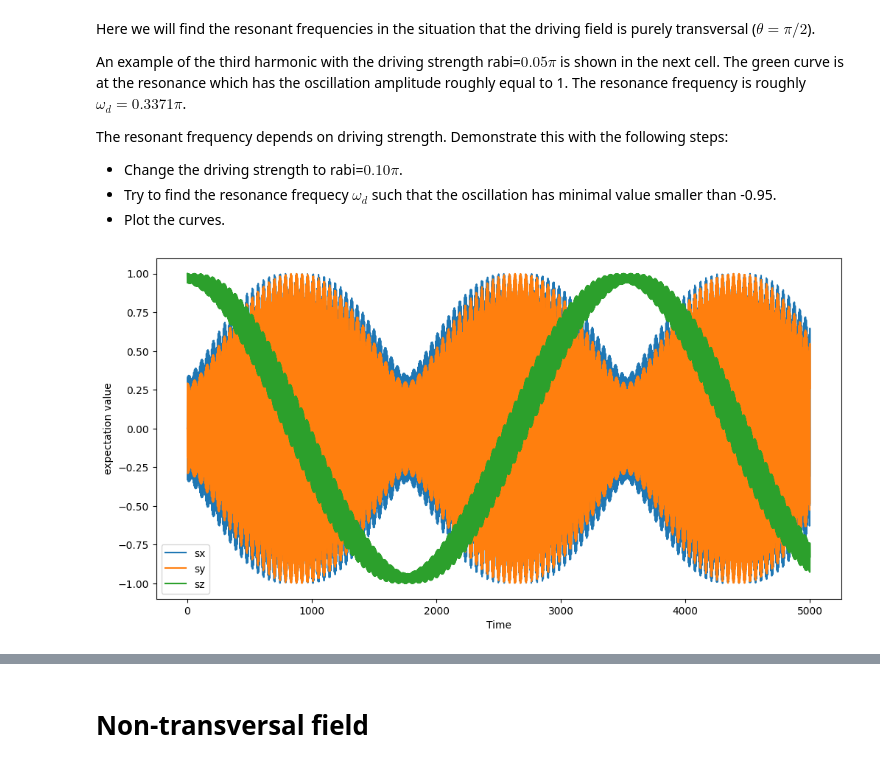
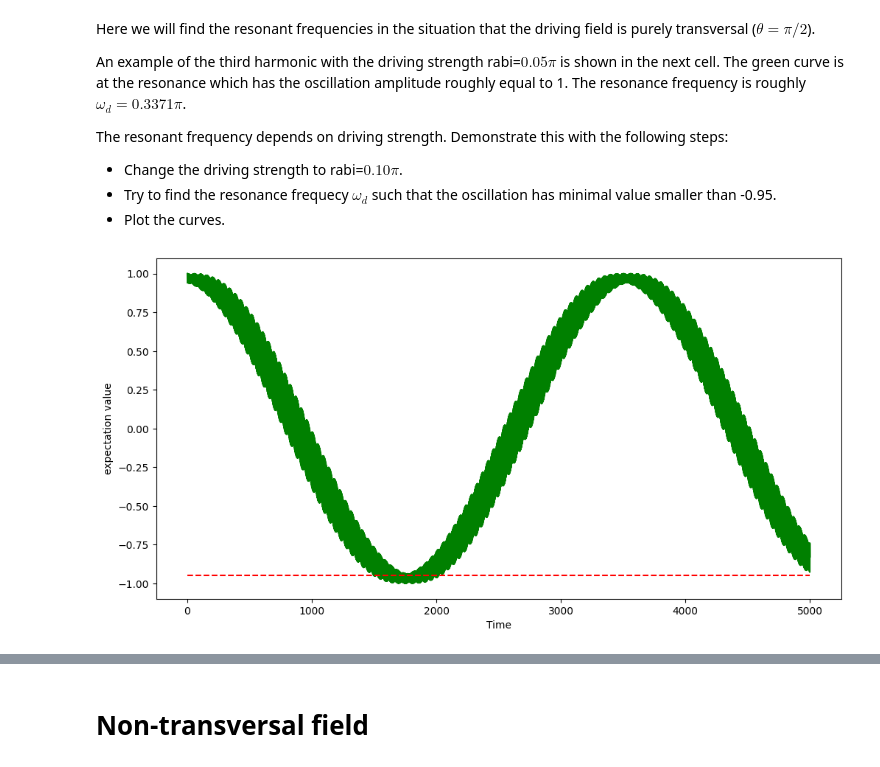
Before and after one commit to lchladek/subharmonic-resonances, a Jupyter notebook: transversal_vs_nonotransversal.ipynb, the cells around one changed output, grey strips where cells are left out. Saved outputs shown, nothing was run; the diff lists cells and outputs as text; code cells hidden in the pictures.

```diff
--- a/transversal_vs_nonotransversal.ipynb
+++ b/transversal_vs_nonotransversal.ipynb
@@ -73,29 +73,28 @@ The resonant frequency depends on driving strength. Demonstrate this with the fo
 * Try to find the resonance frequecy $\omega_d$ such that the oscillation has minimal value smaller than -0.95.
 * Plot the curves.
 # %%
-rabi   = 0.05 * np.pi   # drive amplitude, how strongly the spin is driven
+# in this case, the minimal value is already smaller than -0.95
+rabi = 0.05 * np.pi   # drive amplitude, how strongly the spin is driven
 omega_d = 1.0 * np.pi * 0.3371   # drive frequency
 ## only change the code above this line
 
 omega_0 = 1.0 * np.pi   # resonance frequency
 theta = 0.5 * np.pi
 g2 = 0.0 # noise
 g1 = 0.0
 
 # initial state
 psi0 = basis(2,0)
 
 tlist = np.linspace(0,5000,10000)
 
-sx, sy, sz = qubit_integrate_labframe(omega_0, omega_d, rabi, theta, psi0,"me", g1, g2)
+_, _, sz_brwa_d = qubit_integrate_labframe(omega_0, omega_d, rabi, theta, psi0,"me", g1, g2)
+
 
 fig, ax = plt.subplots(figsize=(12,6))
-ax.plot(tlist, np.real(sx), label=r"$\langle \sigma_x \rangle$")
-ax.plot(tlist, np.real(sy), label=r"$\langle \sigma_y \rangle$")
-ax.plot(tlist, np.real(sz), label=r"$\langle \sigma_z \rangle$")
-
+ax.plot(tlist, np.real(sz_brwa_d), 'g')
+ax.plot((np.min(tlist),np.max(tlist)),(-0.95, -0.95), 'r--' )
 ax.set_xlabel('Time')
-ax.set_ylabel('Expectation value')
-ax.legend()
+ax.set_ylabel('expectation value');
 # %% [output]
-[figure, old version]
+[figure, new version]
```
Also changed, not shown: parts of 6 cells of this notebook.
